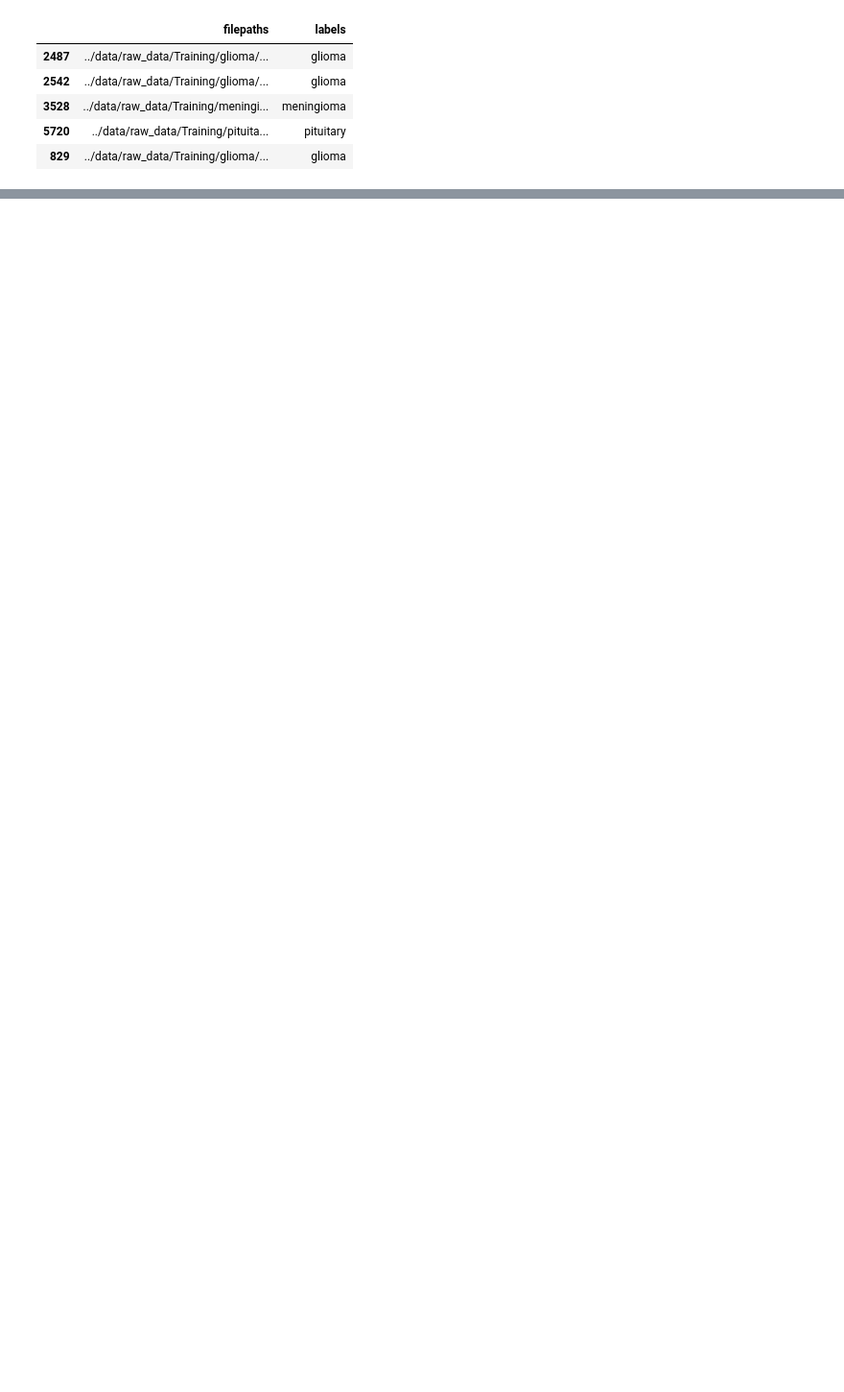
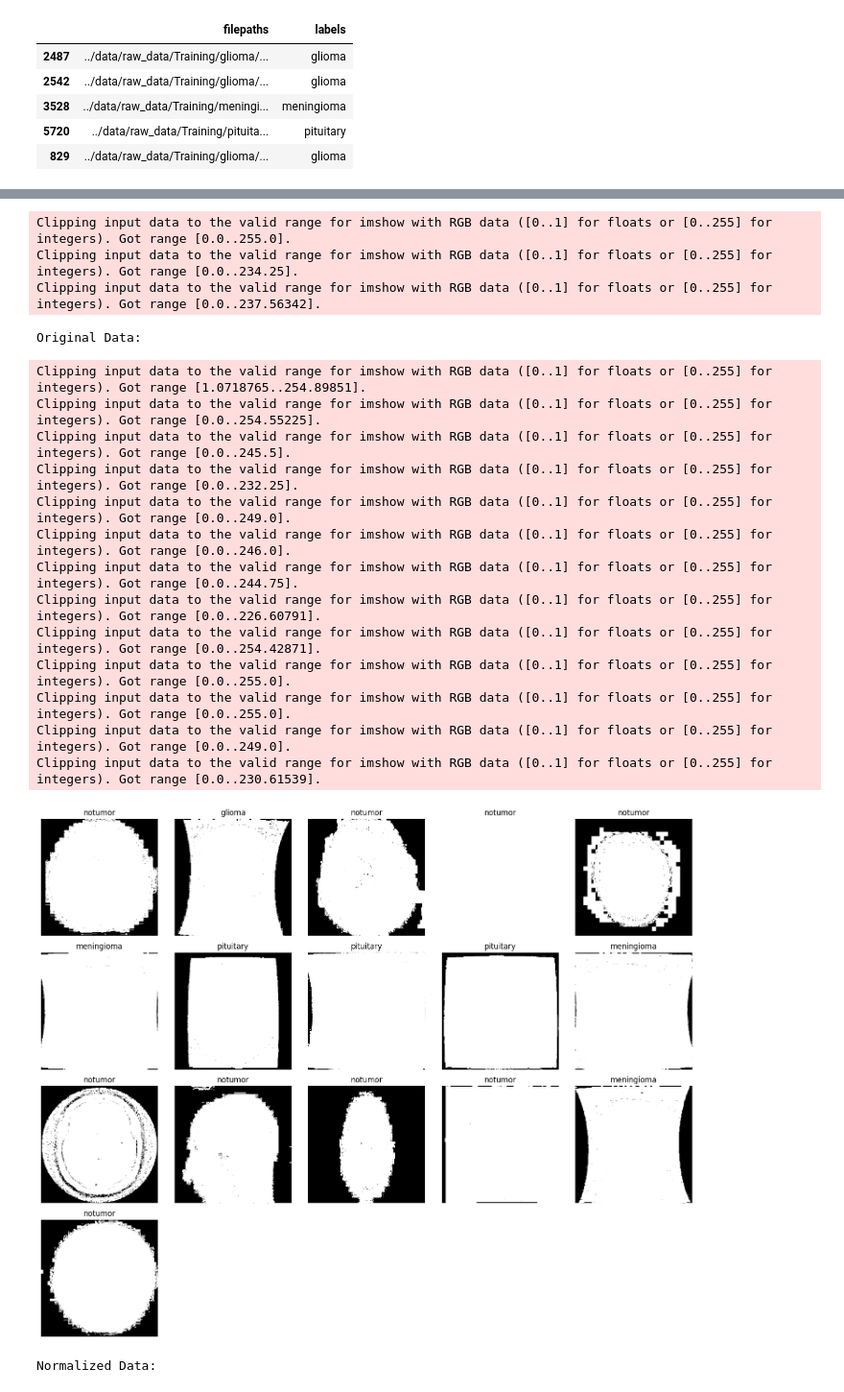
Before and after one commit to joelbrice/brainmap, a Jupyter notebook: notebooks/eda.ipynb, the cells around one changed output, grey strips where cells are left out. Shown at 96% size. Saved outputs shown, nothing was run; the diff lists cells and outputs as text; code cells hidden in the pictures; blank space fills up the shorter version.

```diff
--- a/notebooks/eda.ipynb
+++ b/notebooks/eda.ipynb
@@ -82,8 +47,0 @@ images.shape
-# %%
-dataset = tf.data.Dataset.from_tensor_slices((images, labels))
-
-def convert_to_grayscale(image, label):
-    grayscale_image = tf.image.rgb_to_grayscale(image)
-    return grayscale_image, label
-
-grayscale_dataset = dataset.map(convert_to_grayscale)
@@ -93,0 +110,46 @@ grayscale_dataset
+# %%
+import matplotlib.pyplot as plt
+import numpy as np
+import tensorflow as tf
+
+def plot_images_with_labels(dataset, class_names, num_images=25, figsize=(15, 15)):
+    plt.figure(figsize=figsize)
+    for images, labels in dataset.take(1):
+        for i in range(min(num_images, len(images))):
+            ax = plt.subplot(5, 5, i + 1)
+            plt.imshow(images[i].numpy().astype("float32"), cmap='gray')
+            plt.title(class_names[labels[i]])
+            plt.axis("off")
+    plt.tight_layout()
+    plt.show()
+
+# Get class names from the dataset
+class_names = X_train.class_names
+
+# Plot original data with labels
+print("Original Data:")
+plot_images_with_labels(X_train, class_names)
+
+# Plot normalized data with labels
+print("Normalized Data:")
+plot_images_with_labels(X_train_normalized, class_names)
+# %% [output]
+Clipping input data to the valid range for imshow with RGB data ([0..1] for floats or [0..255] for integers). Got range [0.0..255.0].
+Clipping input data to the valid range for imshow with RGB data ([0..1] for floats or [0..255] for integers). Got range [0.0..234.25].
+Clipping input data to the valid range for imshow with RGB data ([0..1] for floats or [0..255] for integers). Got range [0.0..237.56342].
+Original Data:
+Clipping input data to the valid range for imshow with RGB data ([0..1] for floats or [0..255] for integers). Got range [1.0718765..254.89851].
+Clipping input data to the valid range for imshow with RGB data ([0..1] for floats or [0..255] for integers). Got range [0.0..254.55225].
+Clipping input data to the valid range for imshow with RGB data ([0..1] for floats or [0..255] for integers). Got range [0.0..245.5].
+Clipping input data to the valid range for imshow with RGB data ([0..1] for floats or [0..255] for integers). Got range [0.0..232.25].
+Clipping input data to the valid range for imshow with RGB data ([0..1] for floats or [0..255] for integers). Got range [0.0..249.0].
+Clipping input data to the valid range for imshow with RGB data ([0..1] for floats or [0..255] for integers). Got range [0.0..246.0].
+Clipping input data to the valid range for imshow with RGB data ([0..1] for floats or [0..255] for integers). Got range [0.0..244.75].
+Clipping input data to the valid range for imshow with RGB data ([0..1] for floats or [0..255] for integers). Got range [0.0..226.60791].
+Clipping input data to the valid range for imshow with RGB data ([0..1] for floats or [0..255] for integers). Got range [0.0..254.42871].
+Clipping input data to the valid range for imshow with RGB data ([0..1] for floats or [0..255] for integers). Got range [0.0..255.0].
+Clipping input data to the valid range for imshow with RGB data ([0..1] for floats or [0..255] for integers). Got range [0.0..255.0].
+Clipping input data to the valid range for imshow with RGB data ([0..1] for floats or [0..255] for integers). Got range [0.0..249.0].
+Clipping input data to the valid range for imshow with RGB data ([0..1] for floats or [0..255] for integers). Got range [0.0..230.61539].
+[figure, added]
+Normalized Data:
```
Also changed, not shown: parts of 27 cells of this notebook, 4 other files.
